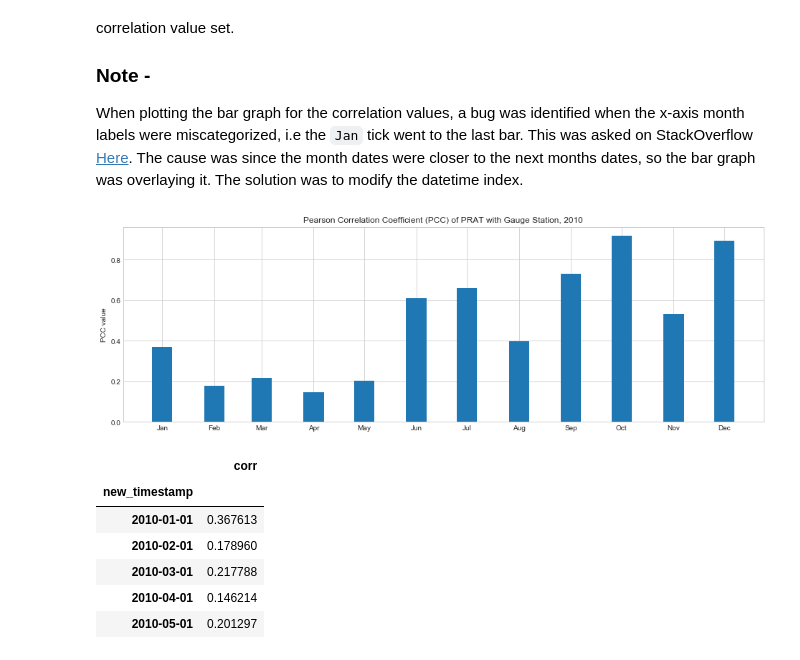
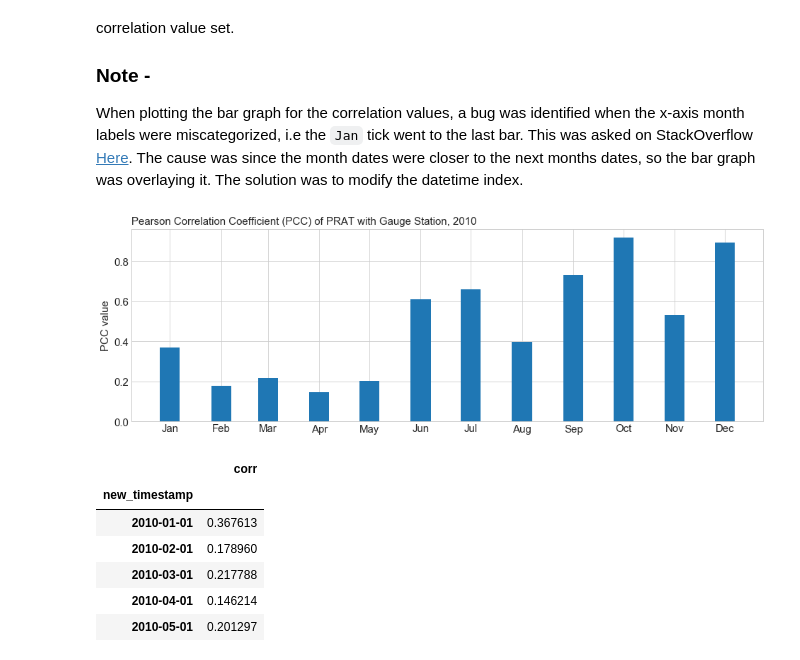
Before and after one commit to dsaharia/PRAT-Rainfall, a Jupyter notebook: imager-rainfall/01_Singapore_prat.ipynb, the cells around one changed output. Saved outputs shown, nothing was run; the diff lists cells and outputs as text; code cells hidden in the pictures.

Commit message:
xticks, font size changed

```diff
--- a/imager-rainfall/01_Singapore_prat.ipynb
+++ b/imager-rainfall/01_Singapore_prat.ipynb
@@ -338,36 +343,38 @@ monsoon_corr = pd.merge(
     on='timestamp'
 ).resample('1M')[['rainfall_rate_x', 'rainfall_rate_y']].corr().groupby(level=0).first()
 monsoon_corr.drop('rainfall_rate_x', axis=1, inplace=True)
 non_monsoon_corr = pd.merge(
     non_monsoon_prat,
     non_monsoon_gauge,
     on='timestamp'
 ).resample('1M')[['rainfall_rate_x', 'rainfall_rate_y']].corr().groupby(level=0).first()
 non_monsoon_corr.drop(
     [pd.to_datetime('2010-06-30'), pd.to_datetime('2010-07-31'),
      pd.to_datetime('2010-08-31'), pd.to_datetime('2010-09-30')], inplace=True
 )
 non_monsoon_corr.drop('rainfall_rate_x', axis=1, inplace=True)
 full_corr = pd.concat([non_monsoon_corr, monsoon_corr])
 full_corr.sort_index(axis=0, inplace=True)
 full_corr.rename(columns={'rainfall_rate_y':'corr'}, inplace=True)
 # Creating a new index using the month and year only.
 full_corr['new_timestamp'] = full_corr.index.map(lambda x: datetime.datetime.strftime(x, '%Y-%m'))
 full_corr['new_timestamp'] = pd.to_datetime(full_corr['new_timestamp'])
 # Setting this as the new index
 full_corr.set_index('new_timestamp', inplace=True)
 # Plot
 plt.bar(full_corr.index, full_corr['corr'], width=12) # some bugs are there
-plt.title("Pearson Correlation Coefficient (PCC) of PRAT with Gauge Station, 2010")
-plt.ylabel("PCC value")
+plt.title("Pearson Correlation Coefficient (PCC) of PRAT with Gauge Station, 2010", loc="left", fontsize=15)
+plt.ylabel("PCC value", fontsize=15)
 ax = plt.gca()
 locator = mdates.MonthLocator()
 month_fmt = mdates.DateFormatter('%b')
 ax.xaxis.set_major_locator(locator)
 ax.xaxis.set_major_formatter(month_fmt)
+plt.xticks(fontsize=15)
+plt.yticks(fontsize=15);
 # plt.savefig('Figures/year_PCC.pdf');
 # %% [output]
-[figure, old version]
+[figure, new version]
 # %%
 full_corr
 # %% [output]
```
Also changed, not shown: parts of 3 cells of this notebook.
